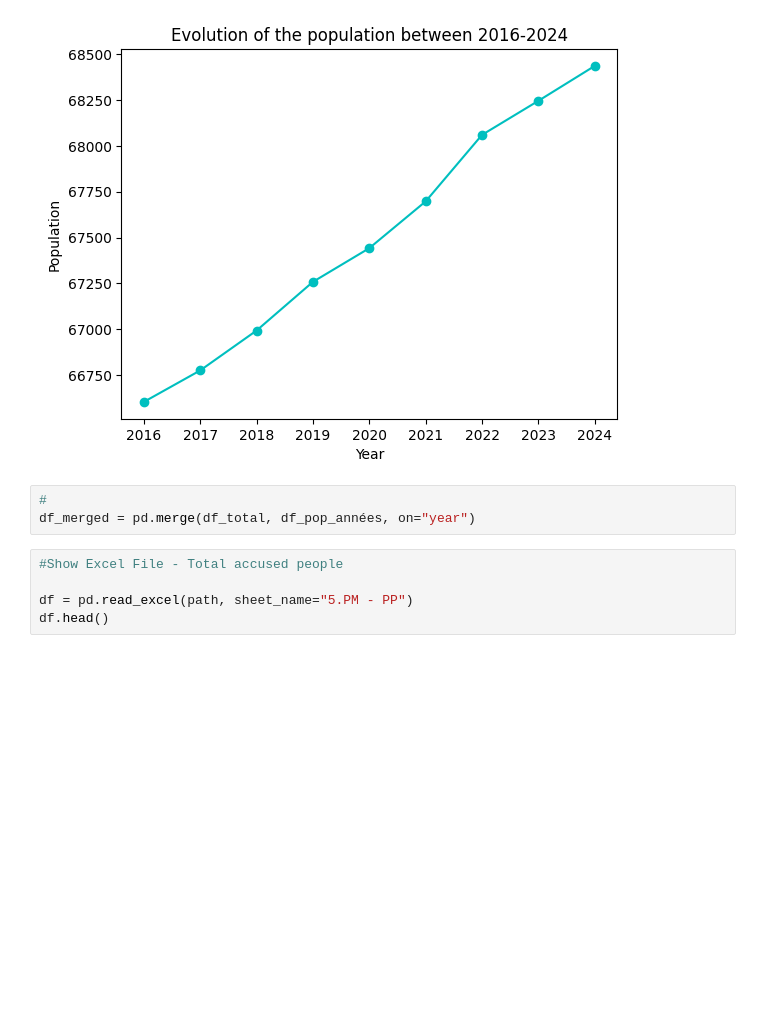
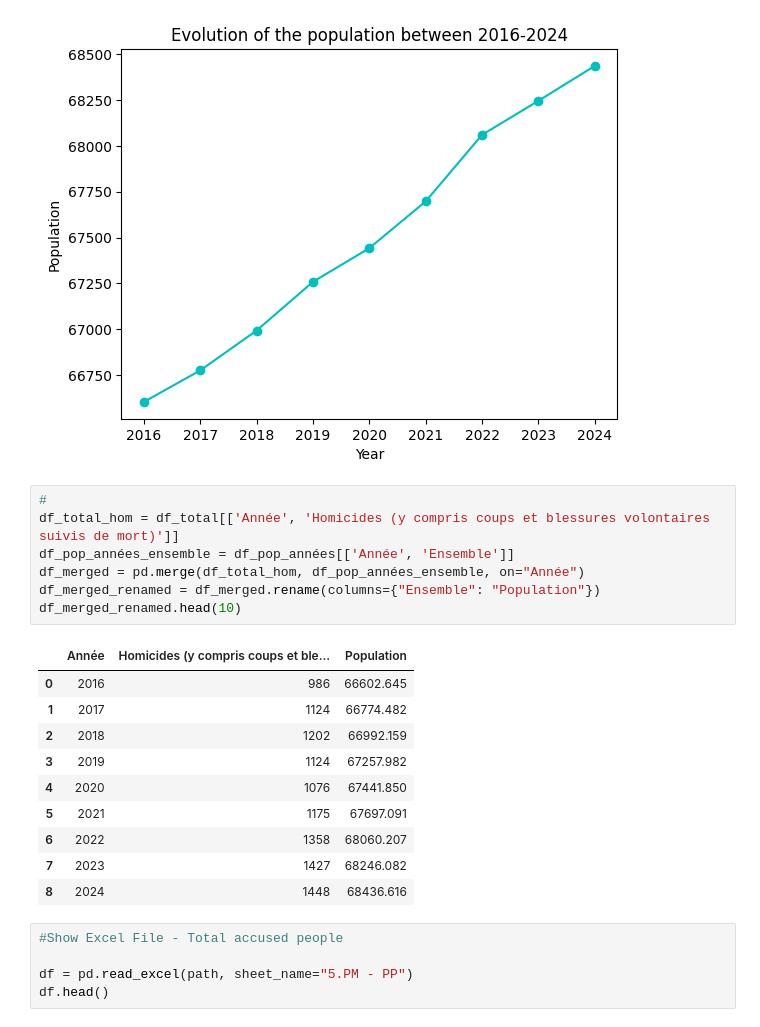
Before and after one commit to luciedum-dot/Intro-to-data-analysis-with-Python---Final-Project, a Jupyter notebook: Evolutions_of_Criminality_France_2016_2024.ipynb, the cells around one changed output. Drawn from its saved outputs; the diff is of its cells as text; blank space fills up the shorter version.

```diff
--- a/Evolutions_of_Criminality_France_2016_2024.ipynb
+++ b/Evolutions_of_Criminality_France_2016_2024.ipynb
@@ -182,9 +176,24 @@ plt.ylabel("Population")
 plt.show()
 # %% [output]
 [figure]
-# %%
-#
-df_merged = pd.merge(df_total, df_pop_années, on="year")
+# %%
+#
+df_total_hom = df_total[['Année', 'Homicides (y compris coups et blessures volontaires suivis de mort)']]
+df_pop_années_ensemble = df_pop_années[['Année', 'Ensemble']]
+df_merged = pd.merge(df_total_hom, df_pop_années_ensemble, on="Année")
+df_merged_renamed = df_merged.rename(columns={"Ensemble": "Population"})
+df_merged_renamed.head(10)
+# %% [output]
+|  | Année | Homicides (y compris coups et ble... | Population |
+| 0 | 2016 | 986 | 66602.645 |
+| 1 | 2017 | 1124 | 66774.482 |
+| 2 | 2018 | 1202 | 66992.159 |
+| 3 | 2019 | 1124 | 67257.982 |
+| 4 | 2020 | 1076 | 67441.850 |
+| 5 | 2021 | 1175 | 67697.091 |
+| 6 | 2022 | 1358 | 68060.207 |
+| 7 | 2023 | 1427 | 68246.082 |
+| 8 | 2024 | 1448 | 68436.616 |
 # %%
 #Show Excel File - Total accused people
 
```
Also changed, not shown: parts of 4 cells of this notebook.
